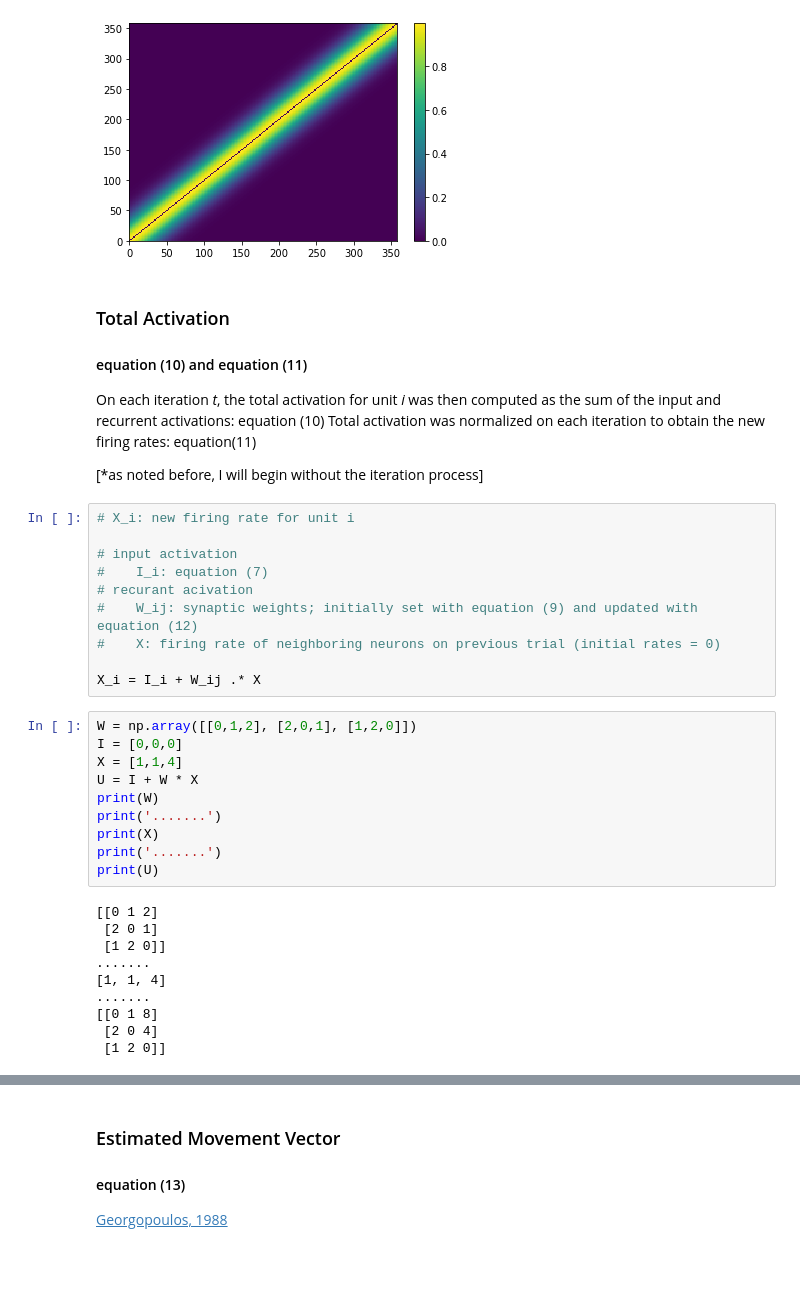
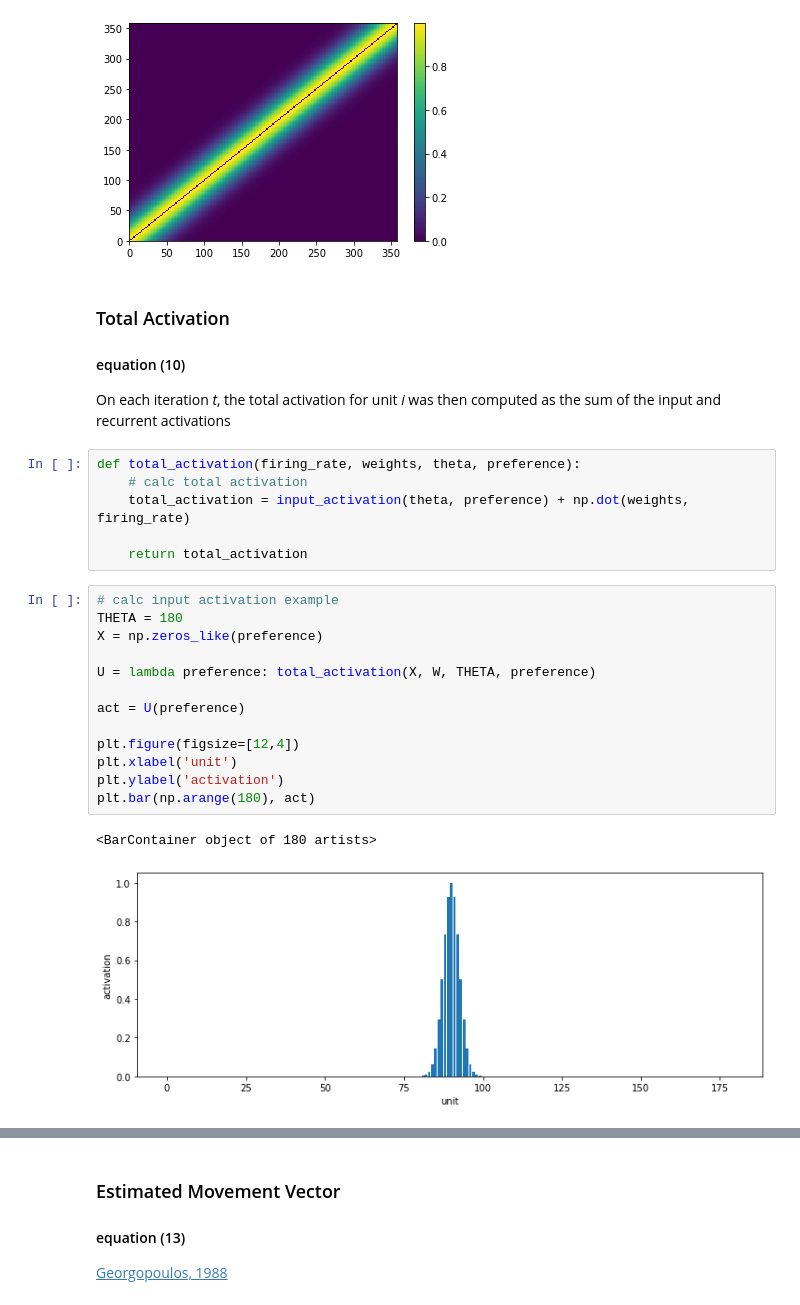
Before and after one commit to mwprestonjr/verstynen_2011_rpl, a Jupyter notebook: notebooks/verstynen_2011.ipynb, the cells around one changed output, grey strips where cells are left out. Drawn from its saved outputs; the diff is of its cells as text; blank space fills up the shorter version.

```diff
--- a/notebooks/verstynen_2011.ipynb
+++ b/notebooks/verstynen_2011.ipynb
@@ -118,39 +119,28 @@ plt.colorbar()
 [figure]
 # %% [markdown]
 ### Total Activation
-#### equation (10) and equation (11)
+#### equation (10)
 
-On each iteration *t*, the total activation for unit *i* was then computed as the sum of the input and recurrent activations: equation (10)
-Total activation was normalized on each iteration to obtain the new firing rates: equation(11)
-
-[*as noted before, I will begin without the iteration process]
+On each iteration *t*, the total activation for unit *i* was then computed as the sum of the input and recurrent activations
-# %%
-# X_i: new firing rate for unit i
-
-# input activation
-#    I_i: equation (7)
-# recurant acivation
-#    W_ij: synaptic weights; initially set with equation (9) and updated with equation (12)
-#    X: firing rate of neighboring neurons on previous trial (initial rates = 0)
-
-X_i = I_i + W_ij .* X
-# %%
-W = np.array([[0,1,2], [2,0,1], [1,2,0]])
-I = [0,0,0]
-X = [1,1,4]
-U = I + W * X
-print(W)
-print('.......')
-print(X)
-print('.......')
-print(U)
-# %% [output]
-[[0 1 2]
- [2 0 1]
- [1 2 0]]
-.......
-[1, 1, 4]
-.......
-[[0 1 8]
- [2 0 4]
- [1 2 0]]
+# %%
+def total_activation(firing_rate, weights, theta, preference):
+    # calc total activation
+    total_activation = input_activation(theta, preference) + np.dot(weights, firing_rate)
+
+    return total_activation
+# %%
+# calc input activation example
+THETA = 180
+X = np.zeros_like(preference)
+
+U = lambda preference: total_activation(X, W, THETA, preference)
+
+act = U(preference)
+
+plt.figure(figsize=[12,4])
+plt.xlabel('unit')
+plt.ylabel('activation')
+plt.bar(np.arange(180), act)
+# %% [output]
+<BarContainer object of 180 artists>
+[figure, added]
```
Also changed, not shown: parts of 8 cells of this notebook.
